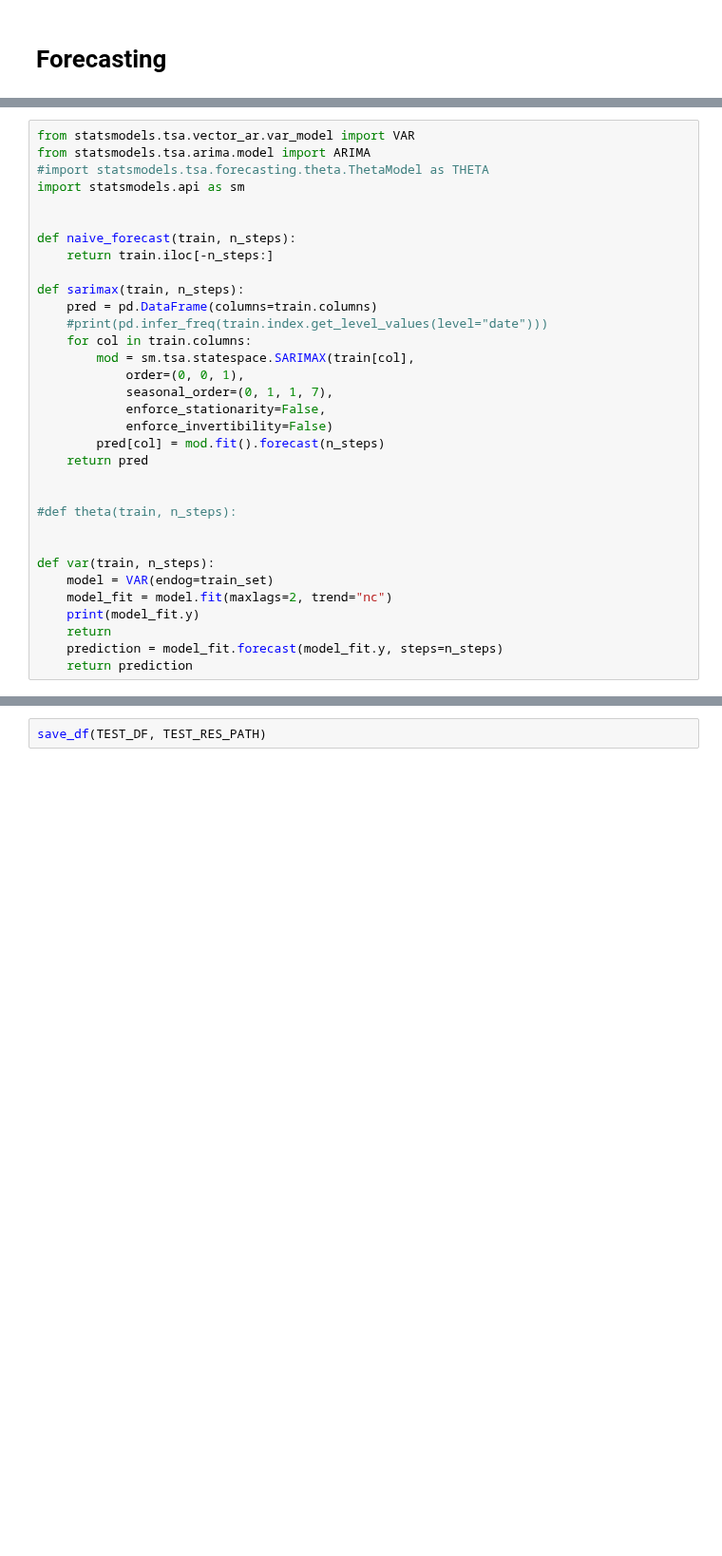
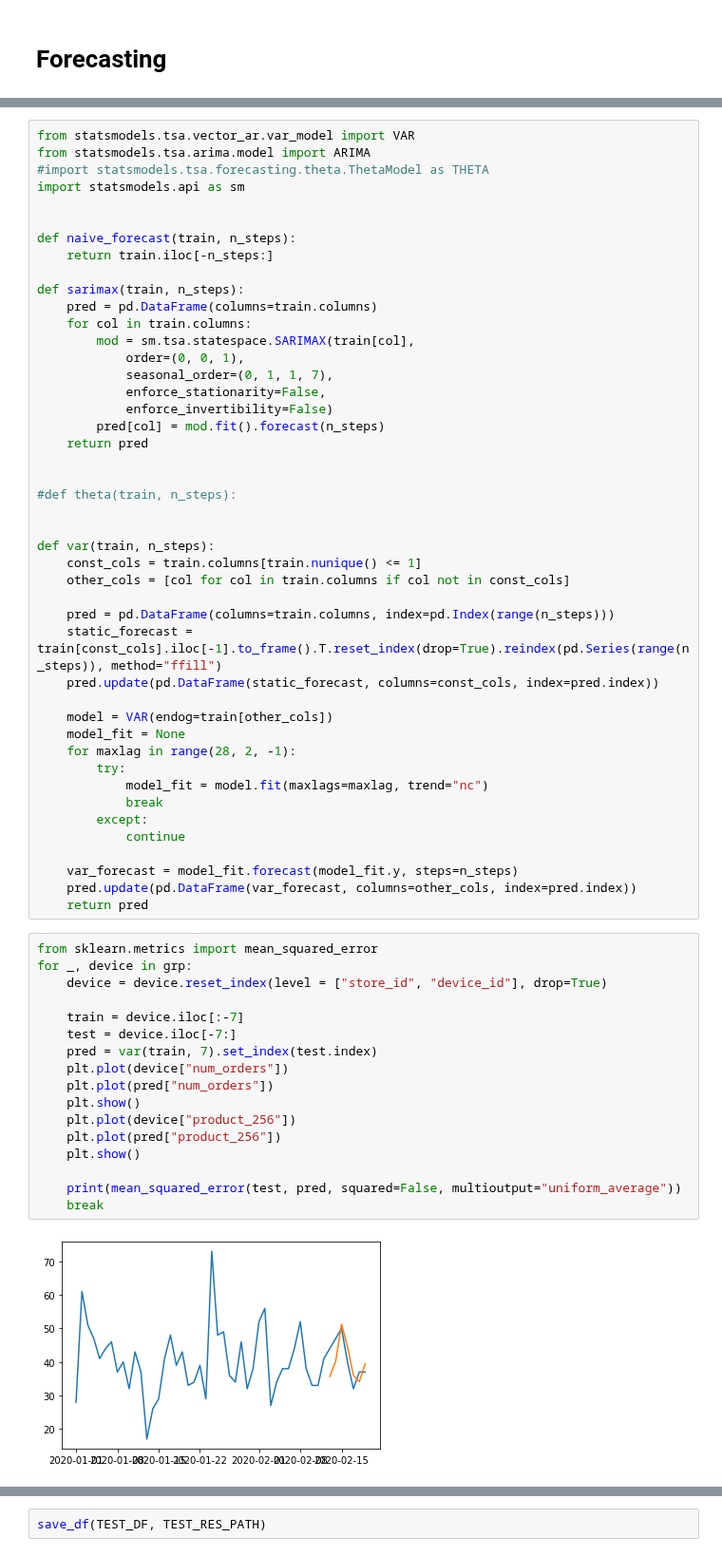
Before and after one commit to dejohansson/veritas, a Jupyter notebook: Veritas.ipynb, the cells around one changed output, grey strips where cells are left out. Shown at 95% size. Drawn from its saved outputs; the diff is of its cells as text; blank space fills up the shorter version.

```diff
--- a/Veritas.ipynb
+++ b/Veritas.ipynb
@@ -782,7 +799,6 @@ def naive_forecast(train, n_steps):
 
 def sarimax(train, n_steps):
     pred = pd.DataFrame(columns=train.columns)
-    #print(pd.infer_freq(train.index.get_level_values(level="date")))
     for col in train.columns:
         mod = sm.tsa.statespace.SARIMAX(train[col],
             order=(0, 0, 1),
@@ -797,9 +813,41 @@ def sarimax(train, n_steps):
 
 
 def var(train, n_steps):
-    model = VAR(endog=train_set)
-    model_fit = model.fit(maxlags=2, trend="nc")
-    print(model_fit.y)
-    return
-    prediction = model_fit.forecast(model_fit.y, steps=n_steps)
-    return prediction
+    const_cols = train.columns[train.nunique() <= 1]
+    other_cols = [col for col in train.columns if col not in const_cols]
+
+    pred = pd.DataFrame(columns=train.columns, index=pd.Index(range(n_steps)))
+    static_forecast = train[const_cols].iloc[-1].to_frame().T.reset_index(drop=True).reindex(pd.Series(range(n_steps)), method="ffill")
+    pred.update(pd.DataFrame(static_forecast, columns=const_cols, index=pred.index))
+
+    model = VAR(endog=train[other_cols])
+    model_fit = None
+    for maxlag in range(28, 2, -1):
+        try:
+            model_fit = model.fit(maxlags=maxlag, trend="nc")
+            break
+        except:
+            continue
+
+    var_forecast = model_fit.forecast(model_fit.y, steps=n_steps)
+    pred.update(pd.DataFrame(var_forecast, columns=other_cols, index=pred.index))
+    return pred
+# %%
+from sklearn.metrics import mean_squared_error
+for _, device in grp:
+    device = device.reset_index(level = ["store_id", "device_id"], drop=True)
+
+    train = device.iloc[:-7]
+    test = device.iloc[-7:]
+    pred = var(train, 7).set_index(test.index)
+    plt.plot(device["num_orders"])
+    plt.plot(pred["num_orders"])
+    plt.show()
+    plt.plot(device["product_256"])
+    plt.plot(pred["product_256"])
+    plt.show()
+
+    print(mean_squared_error(test, pred, squared=False, multioutput="uniform_average"))
+    break
+# %% [output]
+[figure, added]
```
Also changed, not shown: parts of 13 cells of this notebook.
